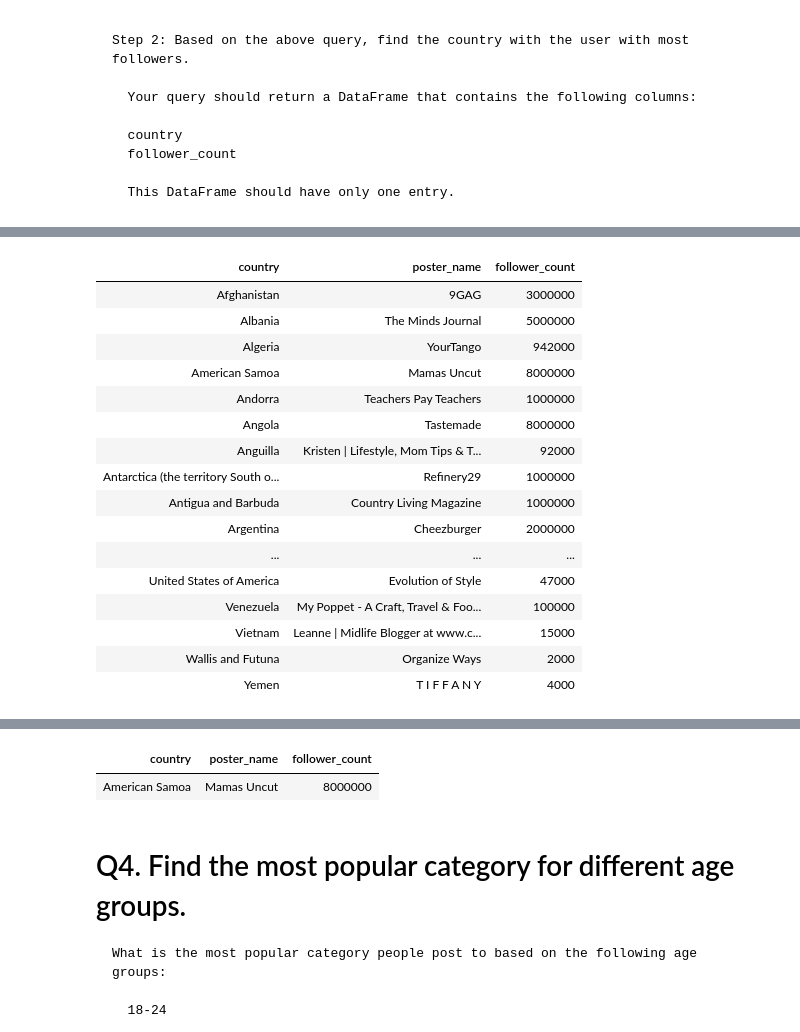
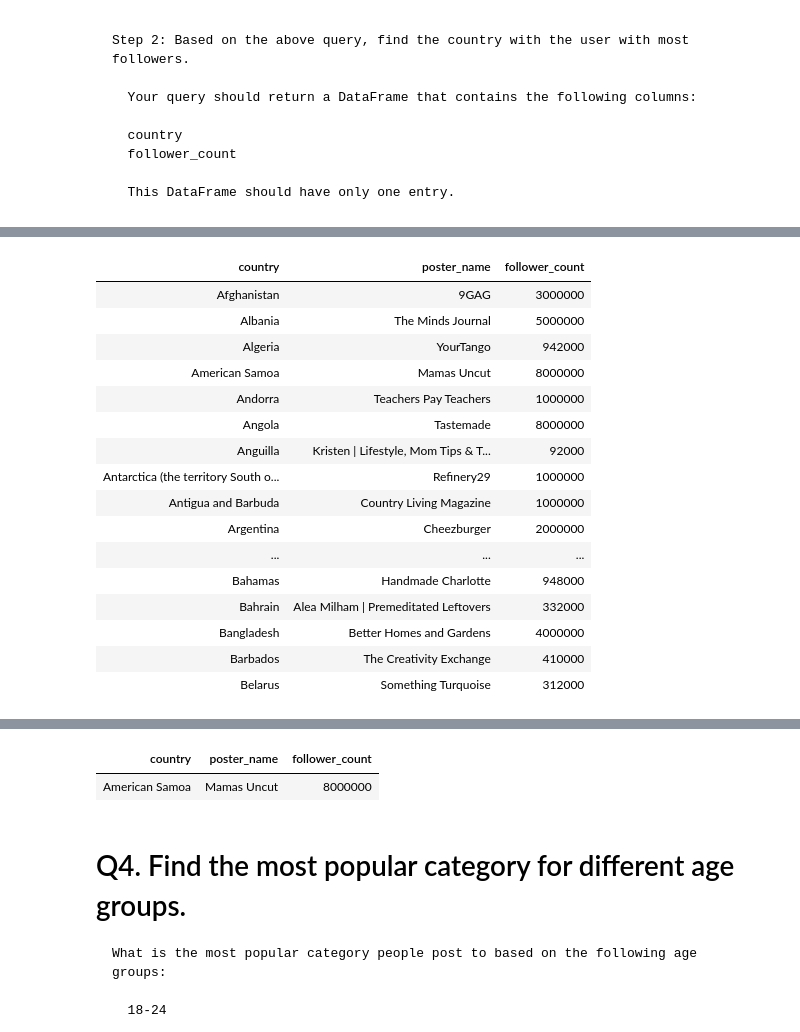
Before and after one commit to chemi5t/pinterest-data-pipeline905, a Jupyter notebook: databricks/_3_pinterest_queries.ipynb, the cells around one changed output, grey strips where cells are left out. Cells and saved outputs as stored; diff of their text form; code cells hidden in the pictures.

Commit message:
Update query display.

```diff
--- a/databricks/_3_pinterest_queries.ipynb
+++ b/databricks/_3_pinterest_queries.ipynb
@@ -186,44 +186,44 @@ df_pin_geo = df_pin_geo.withColumn("rank", row_number().over(window_spec)).filte
 df_max_followers_per_country = df_pin_geo.select("country", "poster_name", "follower_count")
 
 df_max_followers_per_country.show()
-display(df_max_followers_per_country)
+display(df_max_followers_per_country.limit(20))
 
     # Step 2: Based on the above query, find the country with the user with most followers.
     #   Your query should return a DataFrame that contains the following columns:
     #   country
     #   follower_count
 
     #   This DataFrame should have only one entry.
 
 # Get the maximum follower count
 mask_most_followers = df_max_followers_per_country.agg(max("follower_count").alias("max_follower_count")).collect()[0]["max_follower_count"]
 
 print(mask_most_followers)
 
 # Filter the original DataFrame to find the country with with the maximum follower count
 df_country_with_max_followers = df_max_followers_per_country.filter(col("follower_count") == mask_most_followers).limit(1)
 
 df_country_with_max_followers.show()
 display(df_country_with_max_followers)
 # %% [output]
 [interactive output not drawn]
 | country | poster_name | follower_count |
 | Afghanistan | 9GAG | 3000000 |
 | Albania | The Minds Journal | 5000000 |
 | Algeria | YourTango | 942000 |
 | American Samoa | Mamas Uncut | 8000000 |
 | Andorra | Teachers Pay Teachers | 1000000 |
 | Angola | Tastemade | 8000000 |
 | Anguilla | Kristen | Lifestyle, Mom Tips & T... | 92000 |
 | Antarctica (the territory South o... | Refinery29 | 1000000 |
 | Antigua and Barbuda | Country Living Magazine | 1000000 |
 | Argentina | Cheezburger | 2000000 |
 | ... | ... | ... |
-| United States of America | Evolution of Style | 47000 |
-| Venezuela | My Poppet - A Craft, Travel & Foo... | 100000 |
-| Vietnam | Leanne | Midlife Blogger at www.c... | 15000 |
-| Wallis and Futuna | Organize Ways | 2000 |
-| Yemen | T I F F A N Y | 4000 |
+| Bahamas | Handmade Charlotte | 948000 |
+| Bahrain | Alea Milham | Premeditated Leftovers | 332000 |
+| Bangladesh | Better Homes and Gardens | 4000000 |
+| Barbados | The Creativity Exchange | 410000 |
+| Belarus | Something Turquoise | 312000 |
 [interactive output not drawn]
 | country | poster_name | follower_count |
 | American Samoa | Mamas Uncut | 8000000 |
```
Also changed, not shown: parts of 1 cell of this notebook.
